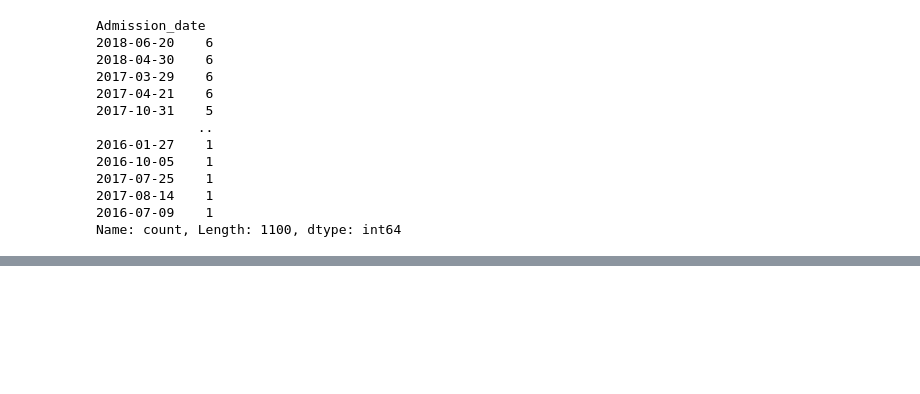
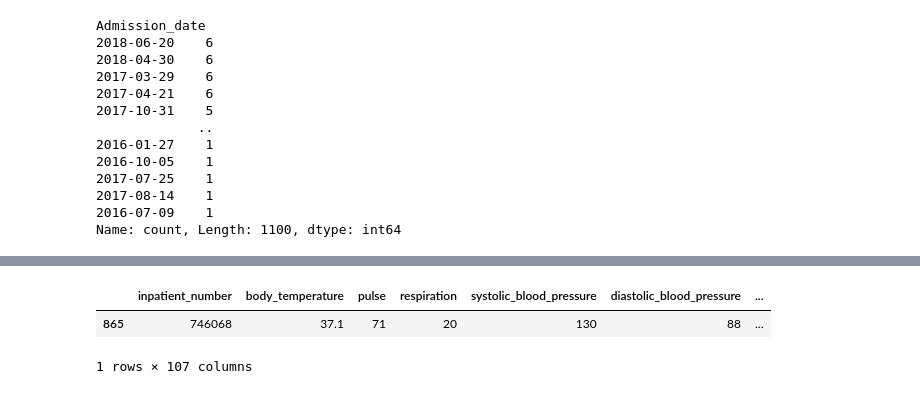
Before and after one commit to yogeshwarirj/Team10_PythonSquad_PythonHackathon_Apr24, a Jupyter notebook: Team10_PythonSquad_Main80Questions.ipynb, the cells around one changed output, grey strips where cells are left out. Saved outputs shown, nothing was run; the diff lists cells and outputs as text; code cells hidden in the pictures; blank space fills up the shorter version.

```diff
--- a/Team10_PythonSquad_Main80Questions.ipynb
+++ b/Team10_PythonSquad_Main80Questions.ipynb
@@ -282,0 +275,8 @@ Name: count, dtype: int64
+# %%
+#Q33. Retrieve the row with minimum white_blood_cell count using sorting technique
+      #Expl: sorting the column white_blood_cell with sort_value() and found out min value with head()
+df_Labs.sort_values(by="white_blood_cell").head(1)
+# %% [output]
+|  | inpatient_number | body_temperature | pulse | respiration | systolic_blood_pressure | diastolic_blood_pressure | ... |
+| 865 | 746068 | 37.1 | 71 | 20 | 130 | 88 | ... |
+1 rows × 107 columns
```
Also changed, not shown: parts of 3 cells of this notebook.
